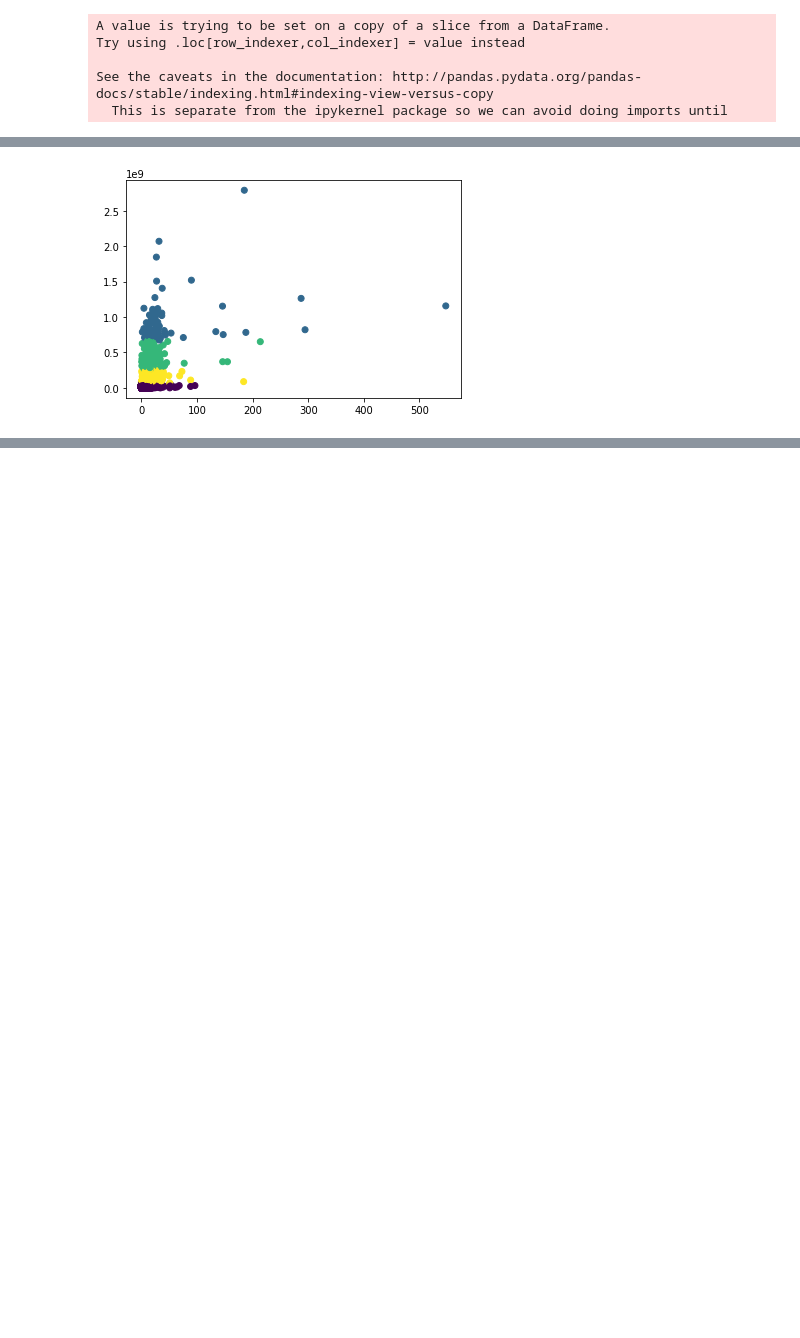
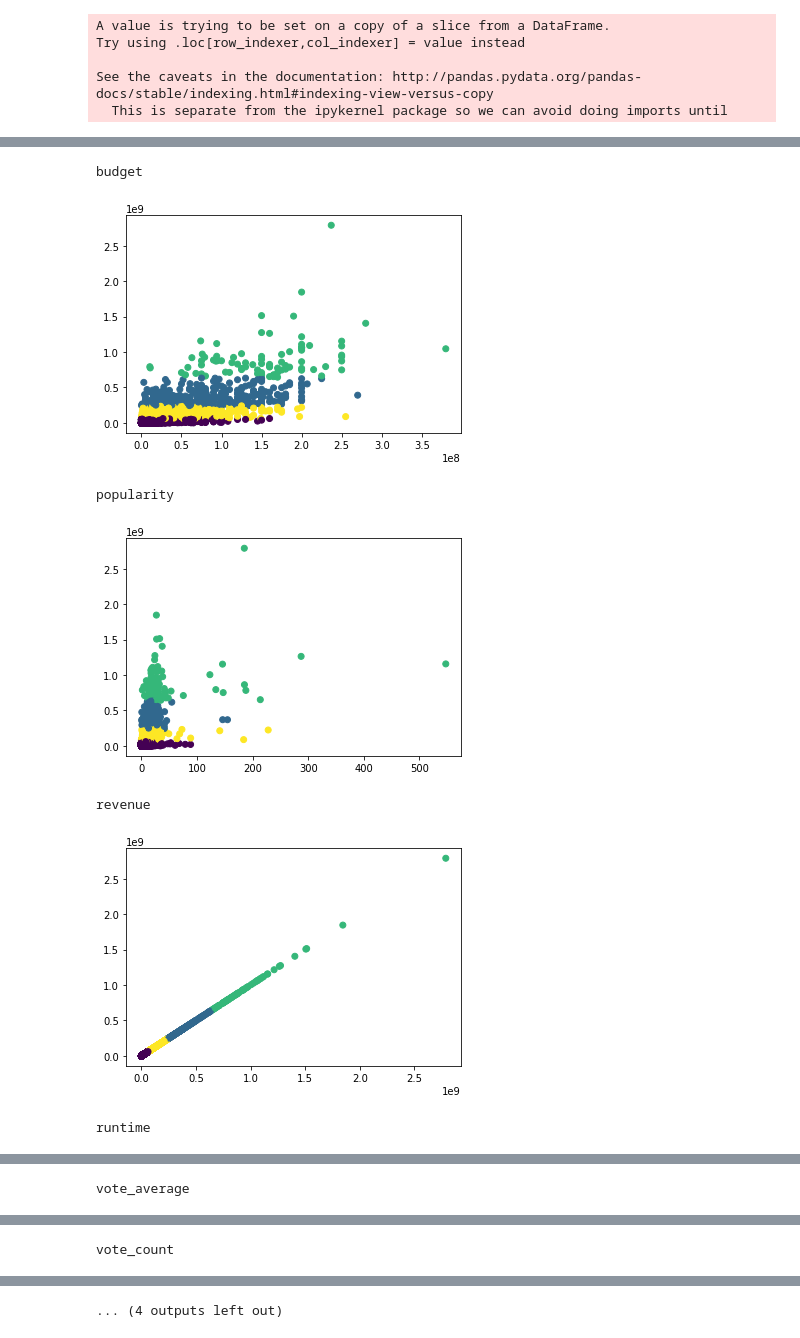
Before and after one commit to rahul-shiv/DA-2018, a Jupyter notebook: model.ipynb, the cells around one changed output, grey strips where cells are left out. Saved outputs shown, nothing was run; the diff lists cells and outputs as text; code cells hidden in the pictures; blank space fills up the shorter version.

Commit message:
cluster graphs

```diff
--- a/model.ipynb
+++ b/model.ipynb
@@ -14,7 +14,7 @@ ratings = pd.read_csv('ratings_preprocessed.csv')
 # %%
 df_numeric = meta[['budget','popularity','revenue','runtime','vote_average','vote_count']]
 df_numeric.dropna(inplace=True)
-
+df_numeric['new'] = df_numeric['vote_average']*np.power(df_numeric['vote_count'],0.8)
 train,test = train_test_split(df_numeric,test_size=0.25)
 # %% [output]
 A value is trying to be set on a copy of a slice from a DataFrame
@@ -70,7 +74,17 @@ train.groupby(['cluster']).mean()
 # %%
 size_array = list(train.groupby(['cluster']).count()['revenue'].values)
 train[train['cluster']==size_array.index(sorted(size_array)[0])].revenue.mean()
-plt.scatter(train.popularity,train.revenue,c=kmeans.labels_)
-plt.show()
+# plt.scatter(train.budget,train.revenue,c=kmeans.labels_)
+# plt.show()
+for i in train:
+    plt.scatter(train[i],train['revenue'],c=kmeans.labels_)
+    print(i)
+    plt.show()
 # %% [output]
+budget
-[figure, old version]
+[figure, new version]
+popularity
+[figure, added]
+revenue
+[figure, added]
+runtime
@@ -76,0 +92 @@ plt.show()
+vote_average
@@ -76,0 +94 @@ plt.show()
+vote_count
@@ -77 +96,2 @@ plt.show()
+... (4 outputs left out)
 # %%
```
Also changed, not shown: parts of 10 cells of this notebook.
